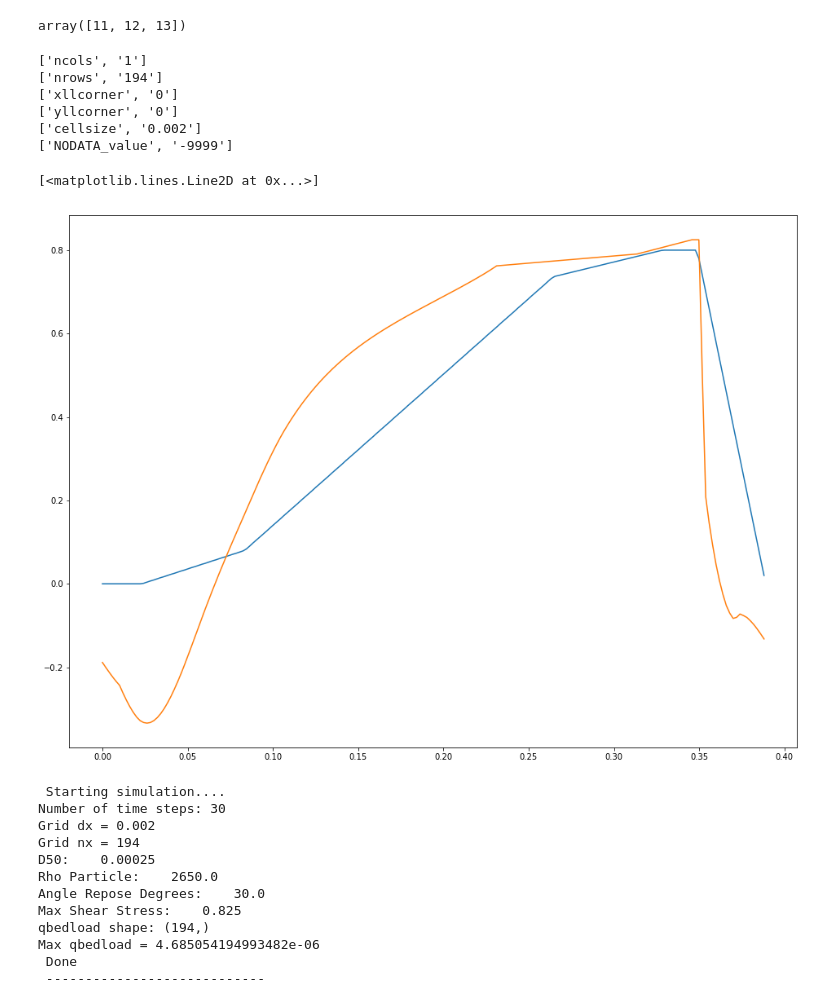
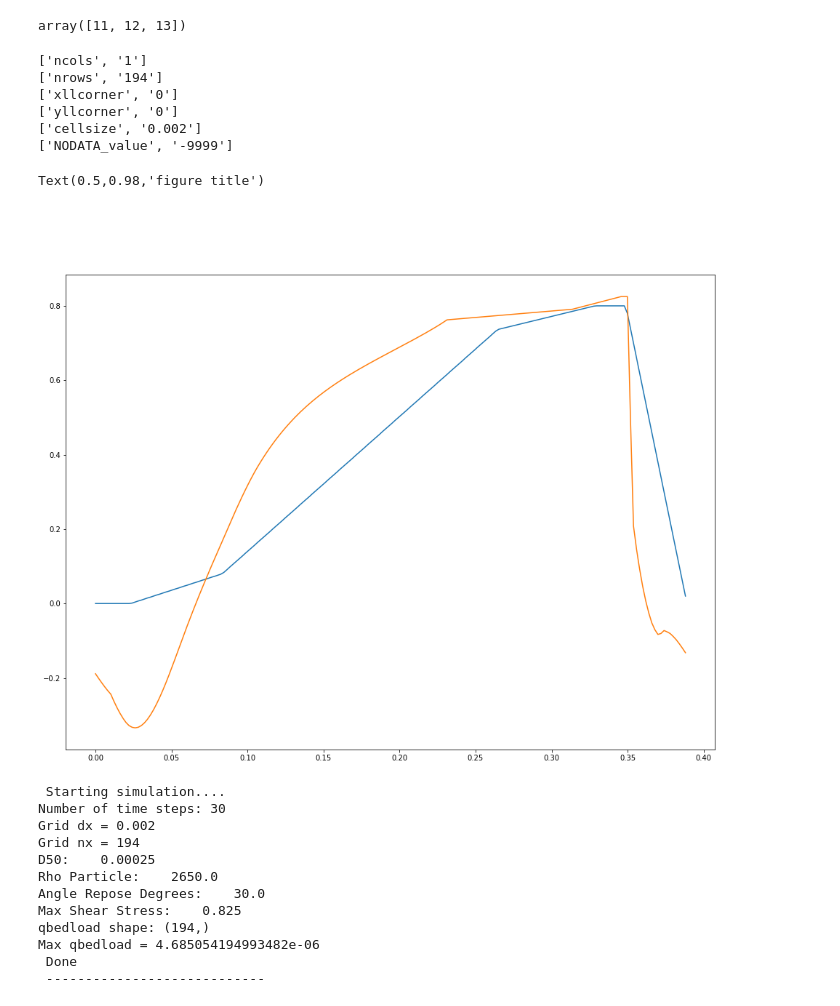
Before and after one commit to plgrover/pymorph, a Jupyter notebook: notebooks/Paper_1/2018-11-30 Paper 1 experimentation.ipynb, the cells around one changed output. Drawn from its saved outputs; the diff is of its cells as text; code cells hidden in the pictures.

```diff
--- a/notebooks/Paper_1/2018-11-30 Paper 1 experimentation.ipynb
+++ b/notebooks/Paper_1/2018-11-30 Paper 1 experimentation.ipynb
@@ -28,31 +28,37 @@ array([11, 12, 13])
 # %%
 # Setting paths
 
 casefolder = r'c:\Users\pgrover\Dropbox\PhD\Papers\Paper 1 - Application of OpenFoam to simulate the flow over fixed dunes\geometry'
 
 
 bed_filepath = os.path.join(casefolder, 'modified_flume_profile_plus0.05_v001.txt')
 zbed, xc, dx = wmm.load_bed_profile(bed_filepath)
 
 
 bed_shear_filepath = os.path.join(casefolder,'12cm', 'kwsst_shear_modified.txt')
 bed_shear_stress = wmm.load_bed_shear_stress(bed_shear_filepath)
 
 #bed_shear_stress = savgol_filter(bed_shear_stress, 5,2)
 
 plt.figure(figsize=[16,12])
 plt.plot(xc, zbed*40.)
 plt.plot(xc, bed_shear_stress)
+
+plt.style.use(['dark_background'])
+
+plt.suptitle('figure title', color='w')
+
+
 #plt.xlim([0.3,0.4])
 # %% [output]
 ['ncols', '1']
 ['nrows', '194']
 ['xllcorner', '0']
 ['yllcorner', '0']
 ['cellsize', '0.002']
 ['NODATA_value', '-9999']
-[<matplotlib.lines.Line2D at 0x...>]
+Text(0.5,0.98,'figure title')
-[figure, old version]
+[figure, new version]
 # %%
 D50 = 0.25/1000.
 
```
Also changed, not shown: 4 other files.
